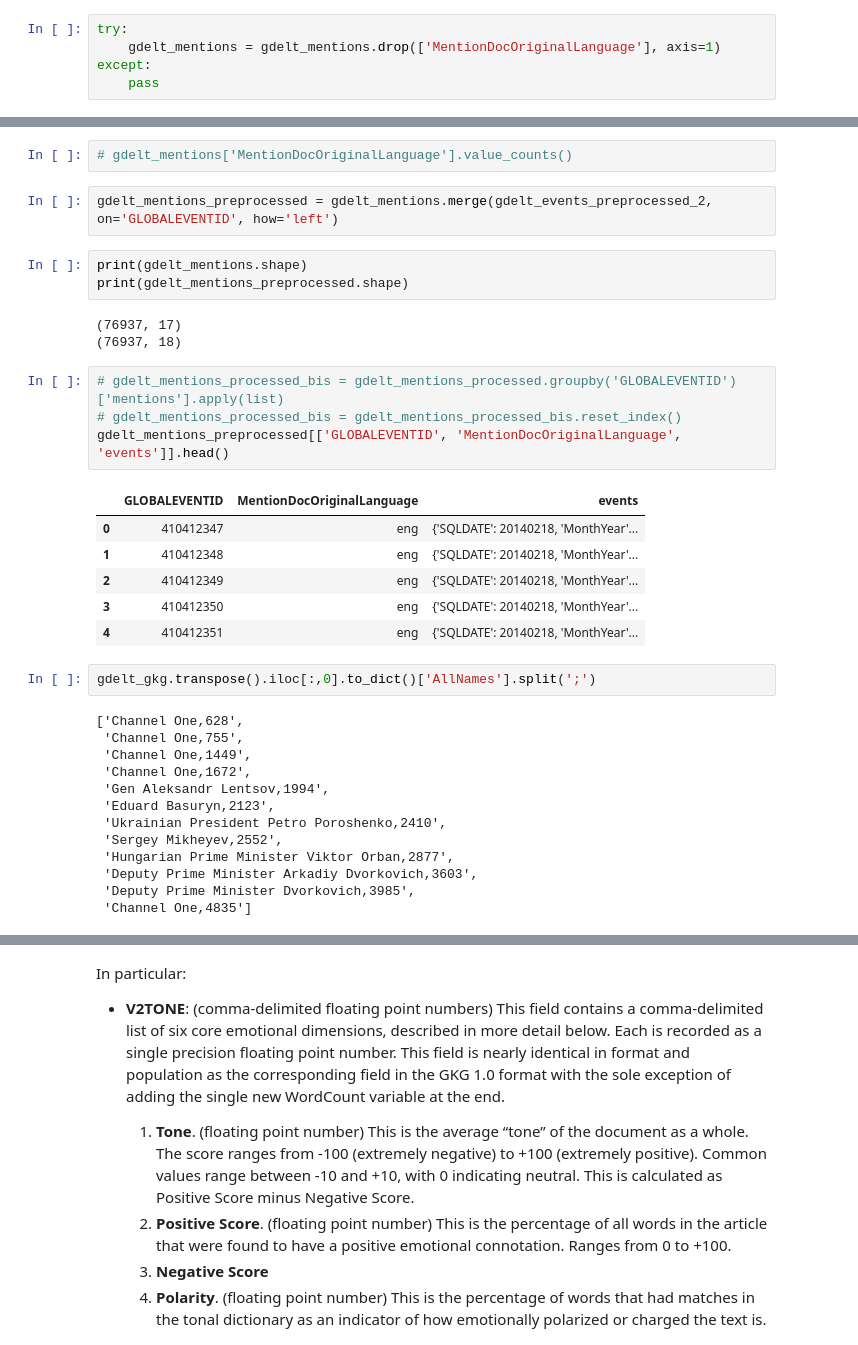
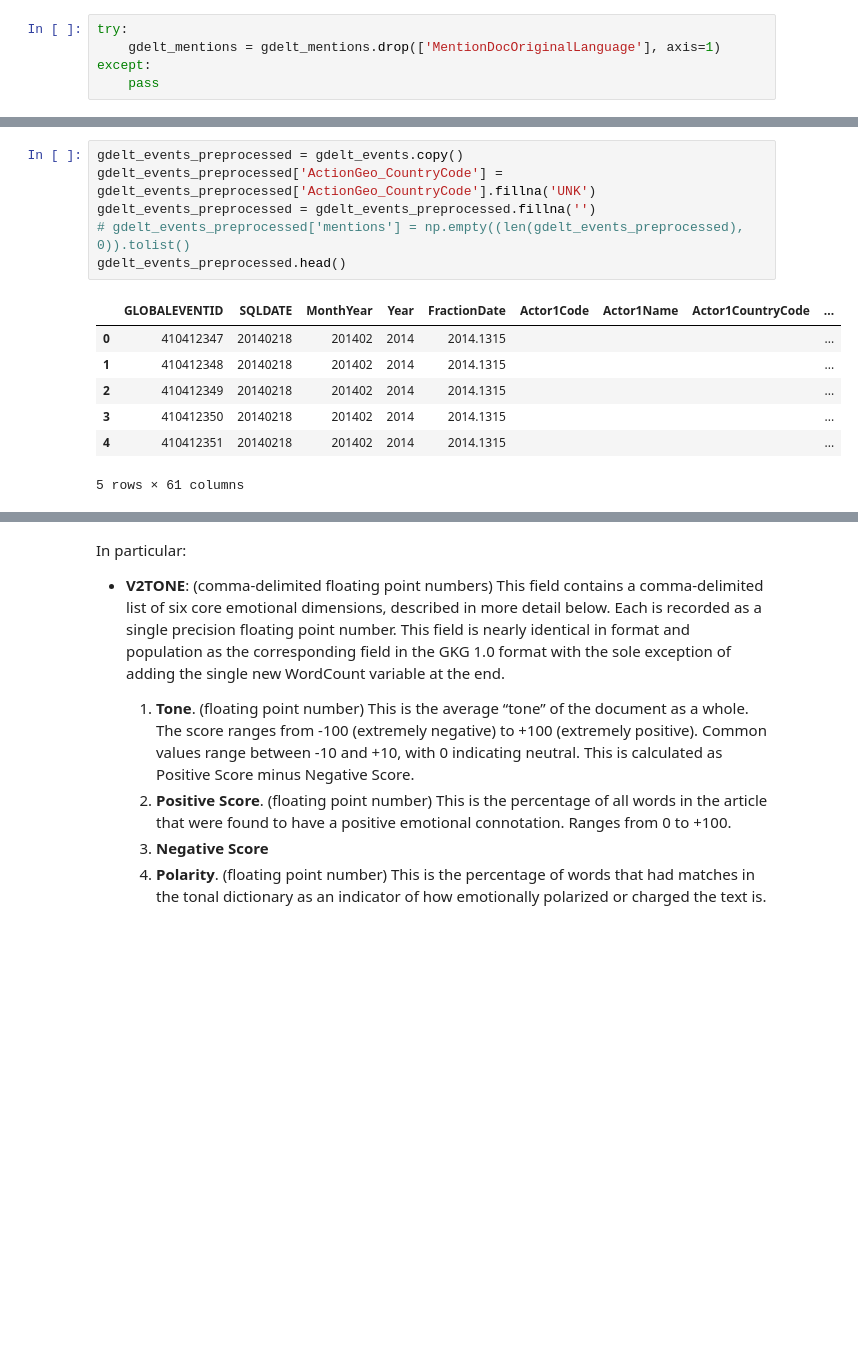
Before and after one commit to duanzy47/ProjetNoSQL, a Jupyter notebook: Exploratory_Data_Analysis/GDELT_MongoDB_Pandas.ipynb, the cells around one changed output, grey strips where cells are left out. Saved outputs shown, nothing was run; the diff lists cells and outputs as text; blank space fills up the shorter version.

```diff
--- a/Exploratory_Data_Analysis/GDELT_MongoDB_Pandas.ipynb
+++ b/Exploratory_Data_Analysis/GDELT_MongoDB_Pandas.ipynb
@@ -91,39 +110,17 @@ gdelt_mentions['MentionDocOriginalLanguage'] = \
-# %%
-# gdelt_mentions['MentionDocOriginalLanguage'].value_counts()
-# %%
-gdelt_mentions_preprocessed = gdelt_mentions.merge(gdelt_events_preprocessed_2, on='GLOBALEVENTID', how='left')
-# %%
-print(gdelt_mentions.shape)
-print(gdelt_mentions_preprocessed.shape)
-# %% [output]
-(76937, 17)
-(76937, 18)
-# %%
-# gdelt_mentions_processed_bis = gdelt_mentions_processed.groupby('GLOBALEVENTID')['mentions'].apply(list)
-# gdelt_mentions_processed_bis = gdelt_mentions_processed_bis.reset_index()
-gdelt_mentions_preprocessed[['GLOBALEVENTID', 'MentionDocOriginalLanguage', 'events']].head()
-# %% [output]
-|  | GLOBALEVENTID | MentionDocOriginalLanguage | events |
-| 0 | 410412347 | eng | {'SQLDATE': 20140218, 'MonthYear'... |
-| 1 | 410412348 | eng | {'SQLDATE': 20140218, 'MonthYear'... |
-| 2 | 410412349 | eng | {'SQLDATE': 20140218, 'MonthYear'... |
-| 3 | 410412350 | eng | {'SQLDATE': 20140218, 'MonthYear'... |
-| 4 | 410412351 | eng | {'SQLDATE': 20140218, 'MonthYear'... |
-# %%
-gdelt_gkg.transpose().iloc[:,0].to_dict()['AllNames'].split(';')
-# %% [output]
-['Channel One,628',
- 'Channel One,755',
- 'Channel One,1449',
- 'Channel One,1672',
- 'Gen Aleksandr Lentsov,1994',
- 'Eduard Basuryn,2123',
- 'Ukrainian President Petro Poroshenko,2410',
- 'Sergey Mikheyev,2552',
- 'Hungarian Prime Minister Viktor Orban,2877',
- 'Deputy Prime Minister Arkadiy Dvorkovich,3603',
- 'Deputy Prime Minister Dvorkovich,3985',
- 'Channel One,4835']
+# %%
+gdelt_events_preprocessed = gdelt_events.copy()
+gdelt_events_preprocessed['ActionGeo_CountryCode'] = gdelt_events_preprocessed['ActionGeo_CountryCode'].fillna('UNK')
+gdelt_events_preprocessed = gdelt_events_preprocessed.fillna('')
+# gdelt_events_preprocessed['mentions'] = np.empty((len(gdelt_events_preprocessed), 0)).tolist()
+gdelt_events_preprocessed.head()
+# %% [output]
+|  | GLOBALEVENTID | SQLDATE | MonthYear | Year | FractionDate | Actor1Code | Actor1Name | Actor1CountryCode | ... |
+| 0 | 410412347 | 20140218 | 201402 | 2014 | 2014.1315 |  |  |  | ... |
+| 1 | 410412348 | 20140218 | 201402 | 2014 | 2014.1315 |  |  |  | ... |
+| 2 | 410412349 | 20140218 | 201402 | 2014 | 2014.1315 |  |  |  | ... |
+| 3 | 410412350 | 20140218 | 201402 | 2014 | 2014.1315 |  |  |  | ... |
+| 4 | 410412351 | 20140218 | 201402 | 2014 | 2014.1315 |  |  |  | ... |
+5 rows × 61 columns
 # %% [markdown]
 ## 1.3. GDELT GKG
 
```
Also changed, not shown: parts of 73 cells of this notebook.
